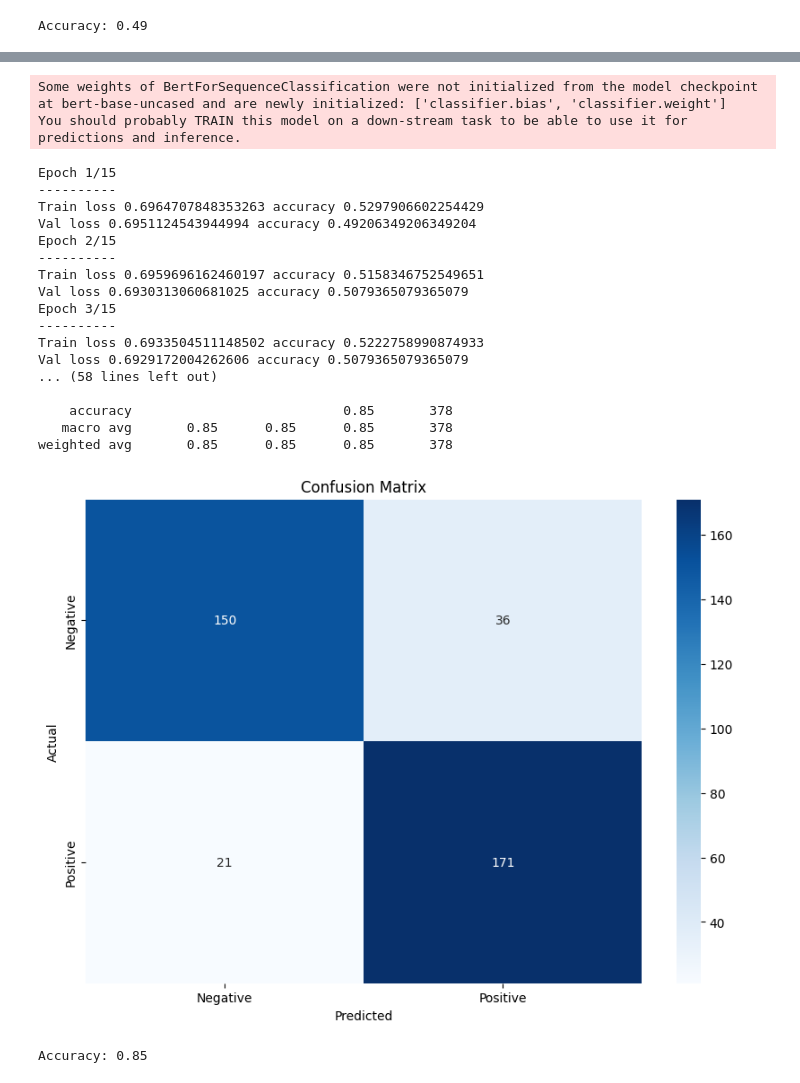
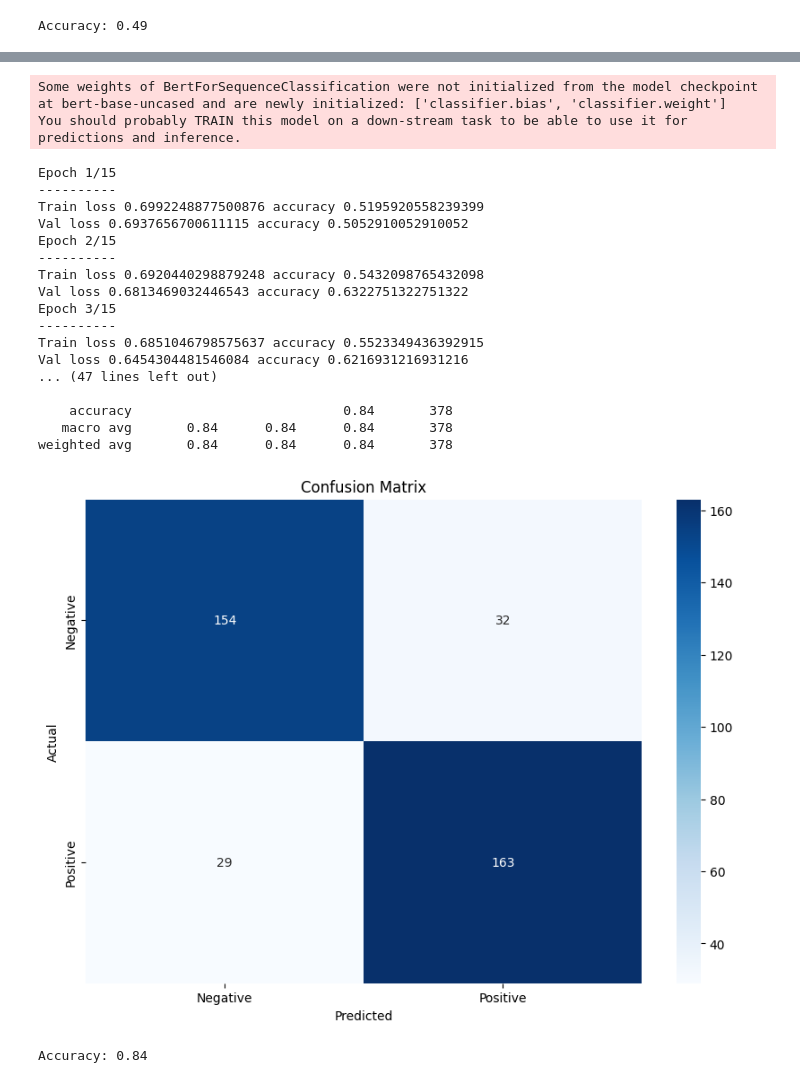
Before and after one commit to hsreekumar/Data_capstone, a Jupyter notebook: Stock_News_BERT3.ipynb, the cells around one changed output, grey strips where cells are left out. Drawn from its saved outputs; the diff is of its cells as text; code cells hidden in the pictures.

```diff
--- a/Stock_News_BERT3.ipynb
+++ b/Stock_News_BERT3.ipynb
@@ -1261,6 +1166,12 @@ MAX_LEN = 128
 train_data_loader = create_data_loader(train_headlines, y_train, tokenizer, MAX_LEN, BATCH_SIZE)
 test_data_loader = create_data_loader(test_headlines, y_test, tokenizer, MAX_LEN, BATCH_SIZE)
 
+# Define device here, before it is used
+EPOCHS = 15
+PATIENCE = 5
+device = torch.device("cuda" if torch.cuda.is_available() else "cpu")
+
+
 # Model
 class NewsClassifier(nn.Module):
     def __init__(self, n_classes):
@@ -1274,15 +1185,19 @@ model = NewsClassifier(n_classes=2)
 model = model.to(device)
 
 # Optimizer and scheduler
-optimizer = AdamW(model.parameters(), lr=2e-5, correct_bias=False)
-EPOCHS = 15
+optimizer = AdamW(model.parameters(), lr=1e-5, weight_decay=1e-5)
+
+# Define the total number of training steps
 total_steps = len(train_data_loader) * EPOCHS
+
+# Define the learning rate scheduler with a warm-up period
 scheduler = get_linear_schedule_with_warmup(
     optimizer,
-    num_warmup_steps=0,
+    num_warmup_steps=int(0.1 * total_steps),  # Warm-up for 10% of the steps
     num_training_steps=total_steps
 )
 
+# Define the loss function
 loss_fn = nn.CrossEntropyLoss().to(device)
 
 # Training function
@@ -1419,42 +1334,42 @@ y_test_true = torch.stack(y_test_true).cpu()
 
 # Compute and print confusion matrix and classification report
 print("\nConfusion Matrix (test):")
 cm = confusion_matrix(y_test_true, y_test_pred)
 print(cm)
 
 print("\nClassification Report (test):")
 print(classification_report(y_test_true, y_test_pred))
 
 # Plot confusion matrix
 plt.figure(figsize=(10, 7))
 sns.heatmap(cm, annot=True, fmt='d', cmap='Blues', xticklabels=['Negative', 'Positive'], yticklabels=['Negative', 'Positive'])
 plt.xlabel('Predicted')
 plt.ylabel('Actual')
 plt.title('Confusion Matrix')
 plt.show()
 
 # Print accuracy
 accuracy = accuracy_score(y_test_true, y_test_pred)
 print(f"\nAccuracy: {accuracy:.2f}")
 # %% [output]
 Some weights of BertForSequenceClassification were not initialized from the model checkpoint at bert-base-uncased and are newly initialized: ['classifier.bias', 'classifier.weight']
 You should probably TRAIN this model on a down-stream task to be able to use it for predictions and inference.
 Epoch 1/15
 ----------
-Train loss 0.6964707848353263 accuracy 0.5297906602254429
-Val loss 0.6951124543944994 accuracy 0.49206349206349204
+Train loss 0.6992248877500876 accuracy 0.5195920558239399
+Val loss 0.6937656700611115 accuracy 0.5052910052910052
 Epoch 2/15
 ----------
-Train loss 0.6959696162460197 accuracy 0.5158346752549651
-Val loss 0.6930313060681025 accuracy 0.5079365079365079
+Train loss 0.6920440298879248 accuracy 0.5432098765432098
+Val loss 0.6813469032446543 accuracy 0.6322751322751322
 Epoch 3/15
 ----------
-Train loss 0.6933504511148502 accuracy 0.5222758990874933
-Val loss 0.6929172004262606 accuracy 0.5079365079365079
-... (58 lines left out)
+Train loss 0.6851046798575637 accuracy 0.5523349436392915
+Val loss 0.6454304481546084 accuracy 0.6216931216931216
+... (47 lines left out)
 
-    accuracy                           0.85       378
-   macro avg       0.85      0.85      0.85       378
-weighted avg       0.85      0.85      0.85       378
+    accuracy                           0.84       378
+   macro avg       0.84      0.84      0.84       378
+weighted avg       0.84      0.84      0.84       378
-[figure, old version]
+[figure, new version]
-Accuracy: 0.85
+Accuracy: 0.84
```
Also changed, not shown: parts of 6 cells of this notebook.
